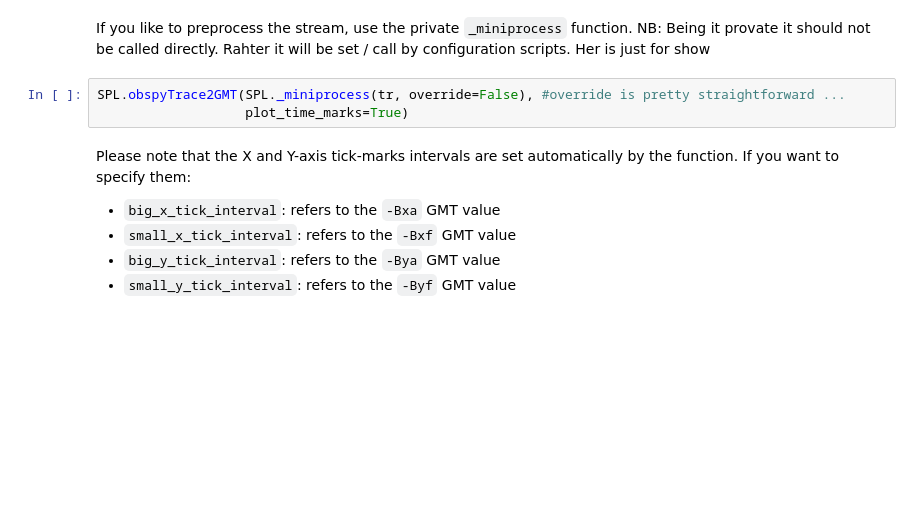
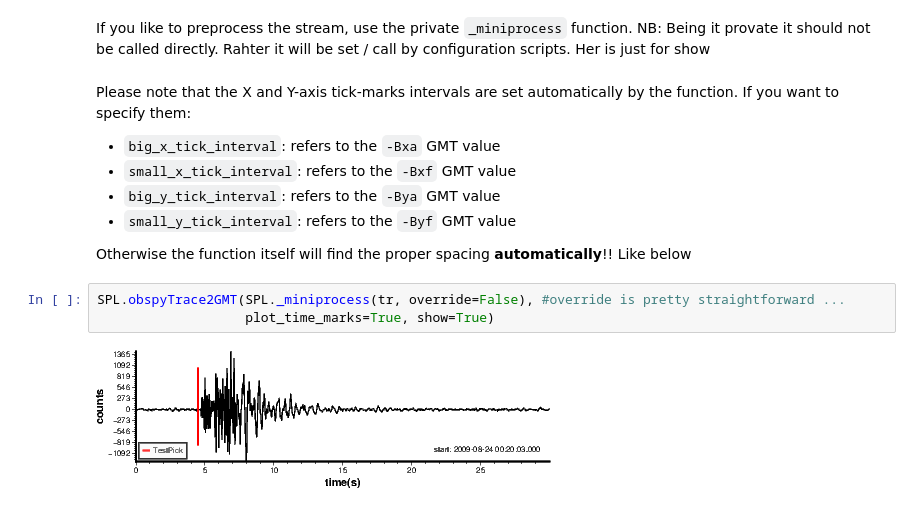
Before and after one commit to INGV/some-tools, a Jupyter notebook: books/PlottingTrace.ipynb, the cells around one changed output. Saved outputs shown, nothing was run; the diff lists cells and outputs as text; blank space fills up the shorter version.

```diff
--- a/books/PlottingTrace.ipynb
+++ b/books/PlottingTrace.ipynb
@@ -43,12 +47,16 @@ SPL.obspyTrace2GMT(tr, plot_time_marks=True)  # this will print it on screen wit
 # %% [markdown]
 If you like to preprocess the stream, use the private `_miniprocess` function.
 NB: Being it provate it should not be called directly. Rahter it will be set / call by configuration scripts. Her is just for show
-# %%
-SPL.obspyTrace2GMT(SPL._miniprocess(tr, override=False), #override is pretty straightforward ...
-                   plot_time_marks=True)
 # %% [markdown]
 Please note that the X and Y-axis tick-marks intervals are set automatically by the function. If you want to specify them:
  - `big_x_tick_interval`: refers to the `-Bxa` GMT value
  - `small_x_tick_interval`: refers to the `-Bxf` GMT value
  - `big_y_tick_interval`: refers to the `-Bya` GMT value
  - `small_y_tick_interval`: refers to the `-Byf` GMT value
+
+ Otherwise the function itself will find the proper spacing **automatically**!! Like below
+# %%
+SPL.obspyTrace2GMT(SPL._miniprocess(tr, override=False), #override is pretty straightforward ...
+                   plot_time_marks=True, show=True)
+# %% [output]
+[figure, added]
```
Also changed, not shown: parts of 5 cells of this notebook, 10 other files.
